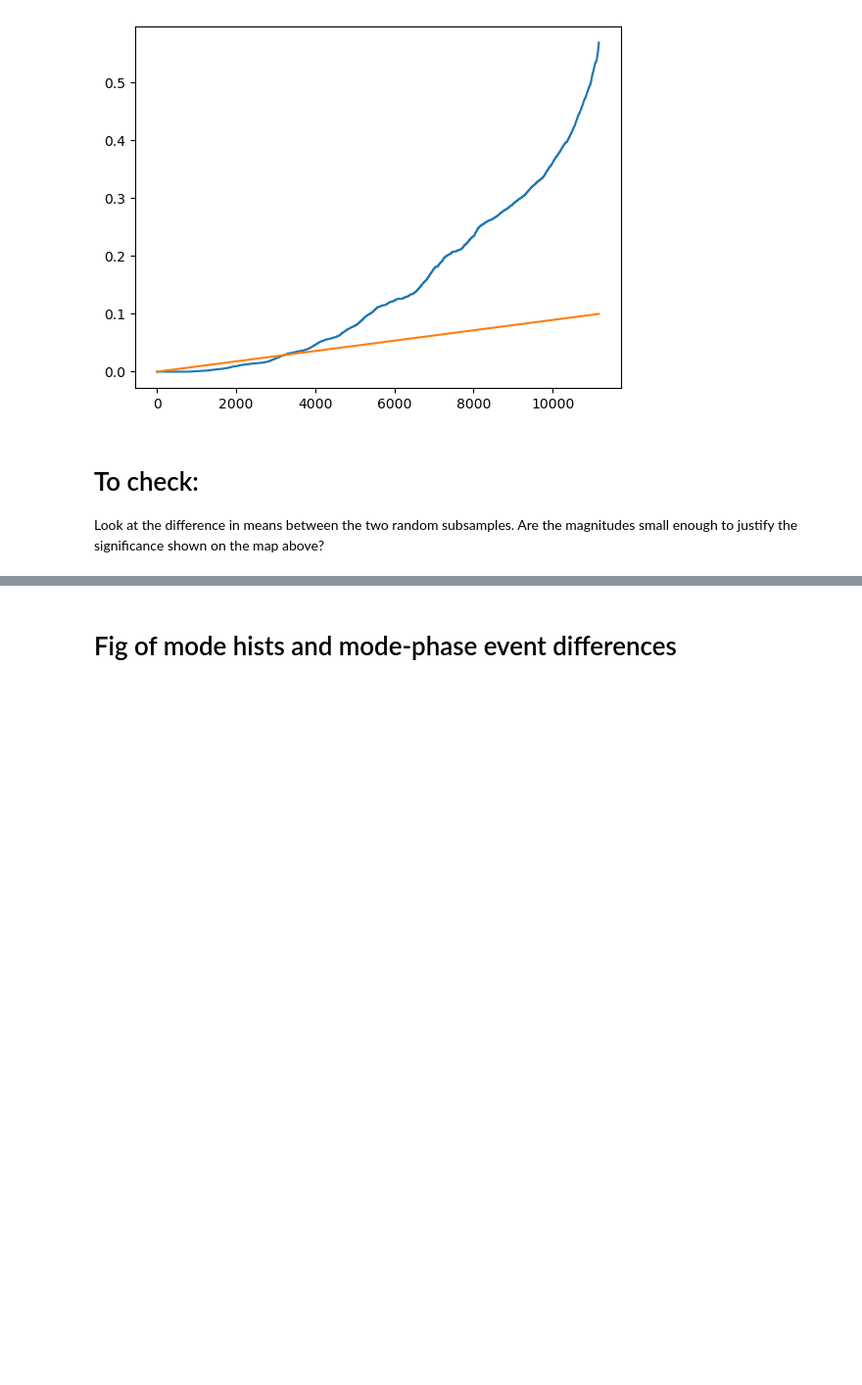
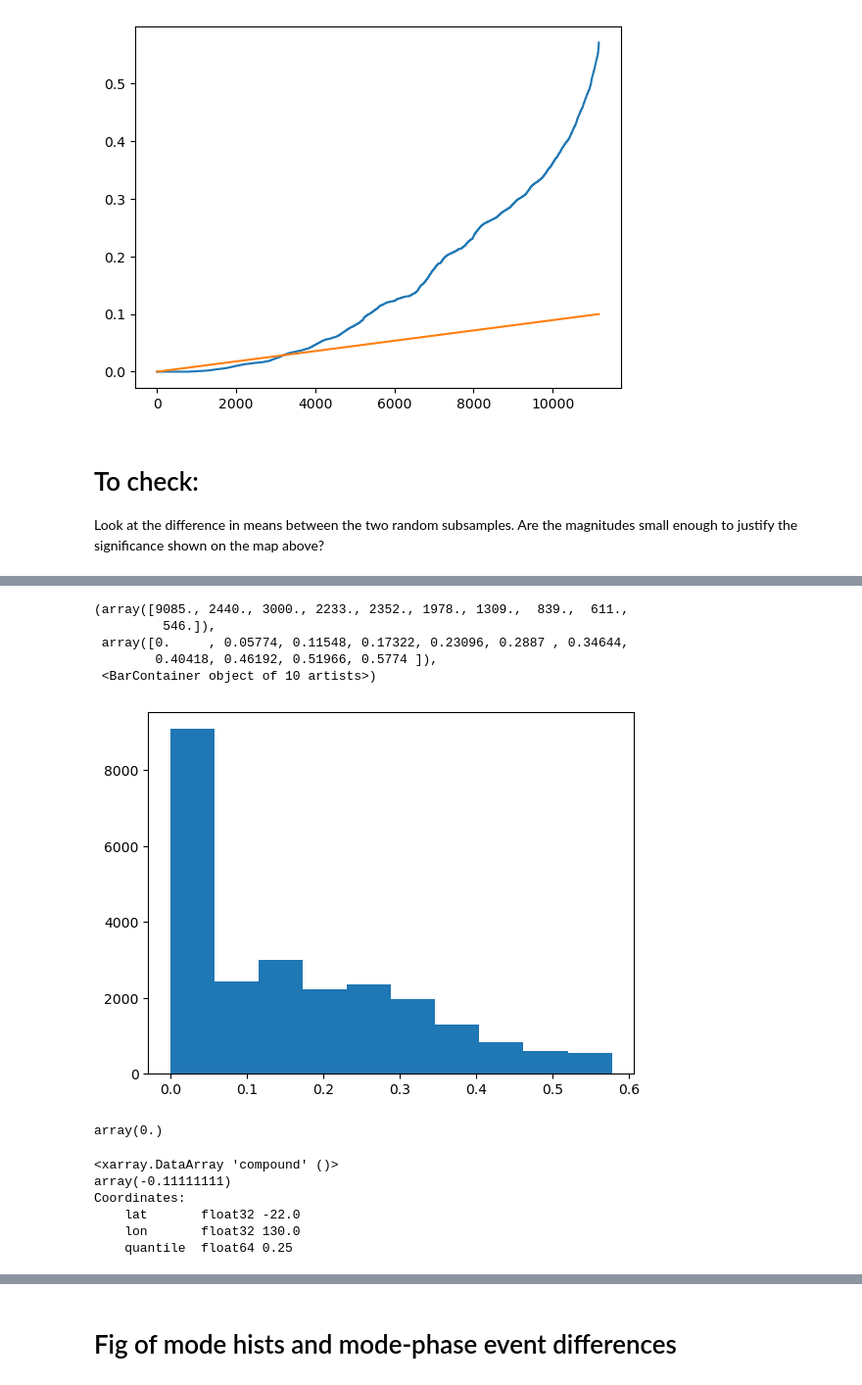
Before and after one commit to dougrichardson/Richardson_2023_energy, a Jupyter notebook: 3_modes.ipynb, the cells around one changed output, grey strips where cells are left out. Shown at 98% size. Drawn from its saved outputs; the diff is of its cells as text; code cells hidden in the pictures; blank space fills up the shorter version.

```diff
--- a/3_modes.ipynb
+++ b/3_modes.ipynb
@@ -489,9 +485,14 @@ def permutation(
     n = len(mode["time"])
     n_neg = mode.where(mode < -1 * mode.std("time")).count().values
     n_pos = mode.where(mode > mode.std("time")).count().values
+    print(n_neg, n_pos)
 
     # Use xskillscore
     da_list = []
+
+    pos_list = []
+    neg_list = []
+
     sub_iter = n_iter // 100
     for i in range(100): # xskillscore isn't great for large iteration sizes, so do in stages
 
@@ -511,6 +512,9 @@ def permutation(
             dim_max=n_neg
         )
 
+        pos_list.append(perm_pos)
+        neg_list.append(perm_neg)
+
         perm_stat = perm_pos.mean("time") - perm_neg.mean("time")
         perm_stat = perm_stat.assign_coords(
             {"iteration": range(sub_iter * i, sub_iter * i + sub_iter)}
@@ -523,7 +527,7 @@ def permutation(
 
     pvals = quantiles.where(obs_da <= 0, 1 - quantiles)
 
-    return pvals, perm_pos, perm_neg
+    return pvals, xr.concat(pos_list, dim="iteration"), xr.concat(neg_list, dim="iteration")
 # %%
 def fdr(p_values_da, alpha=0.1):
     """
@@ -678 +691,23 @@ pvals.where(pvals < 0.05).where(mask==0).plot()
+# %%
+plt.hist(pvals.values.flatten())
+# %% [output]
+(array([9085., 2440., 3000., 2233., 2352., 1978., 1309.,  839.,  611.,
+         546.]),
+ array([0.     , 0.05774, 0.11548, 0.17322, 0.23096, 0.2887 , 0.34644,
+        0.40418, 0.46192, 0.51966, 0.5774 ]),
+ <BarContainer object of 10 artists>)
+[figure, added]
+# %%
+pvals.where(pvals < 0.05).where(mask==0).sel(lat=-22, lon=130, method="nearest").values
+# %% [output]
+array(0.)
+# %%
+obs.sel(lat=-22, lon=130, method="nearest")
+# %% [output]
+<xarray.DataArray 'compound' ()>
+array(-0.11111111)
+Coordinates:
+    lat       float32 -22.0
+    lon       float32 130.0
+    quantile  float64 0.25
 # %%
```
Also changed, not shown: parts of 16 cells of this notebook.
